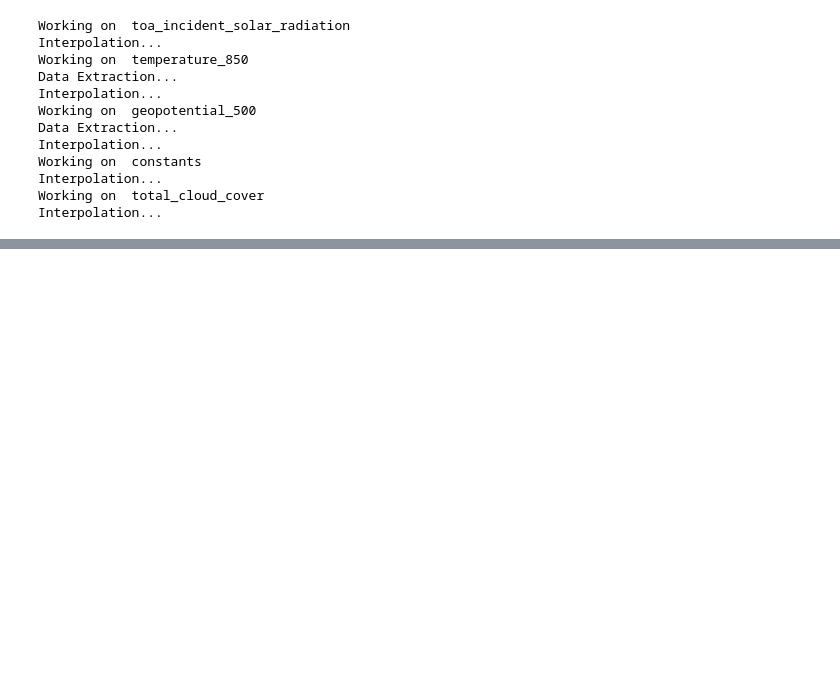
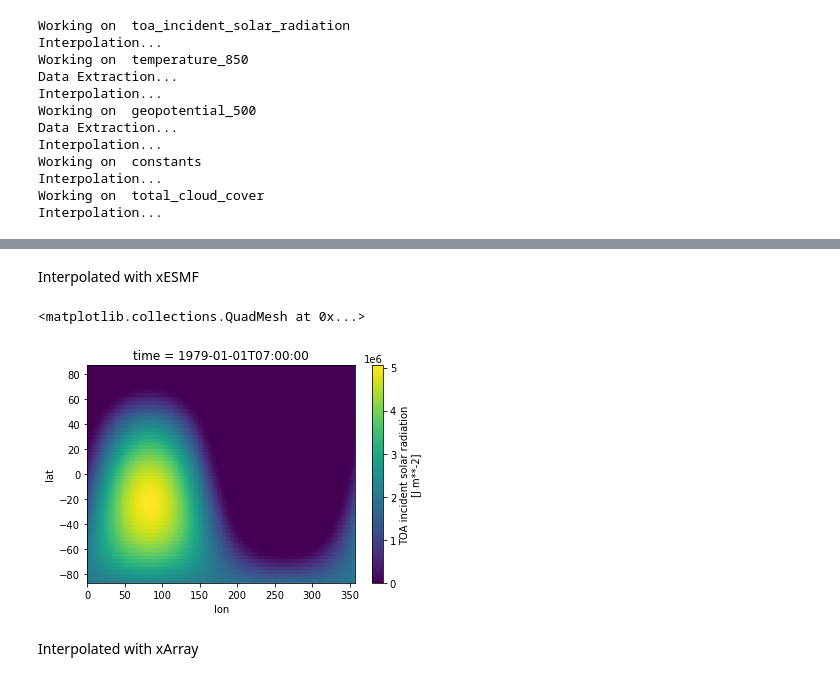
Before and after one commit to deepsphere/deepsphere-weather, a Jupyter notebook: notebooks/healpix_resampling.ipynb, the cells around one changed output, grey strips where cells are left out. Cells and saved outputs as stored; diff of their text form; code cells hidden in the pictures; blank space fills up the shorter version.

```diff
--- a/notebooks/healpix_resampling.ipynb
+++ b/notebooks/healpix_resampling.ipynb
@@ -94,0 +113,17 @@ Interpolation...
+# %%
+# input grid
+grid_in = xr.Dataset(
+        {'lat': (['lat'], ds_aux.lat),'lon': (['lon'], ds_aux.lon)}
+    )
+
+# output grid
+grid_out = xr.Dataset(
+        {'lat': ('lat', lat_idx),'lon': ('lon', lon_idx)}
+    )
+# %%
+method = 'bilinear'
+reuse_weights = True
+
+regridder = xe.Regridder(
+        grid_in, grid_out, method, reuse_weights=reuse_weights,
+    )
@@ -94,0 +143,11 @@ Interpolation...
+# %%
+ds_in = ds_aux
+# %%
+ds_list = []
+chunk_size = 500
+n_chunks = len(ds_in.time) // chunk_size + 1
+for i in range(n_chunks):
+    ds_small = ds_in.isel(time=slice(i*chunk_size, (i+1)*chunk_size))
+    ds_list.append(regridder(ds_small).astype('float32'))
+ds_out = xr.concat(ds_list, dim='time')
+#ds_out = ds_out.interpolate_na(dim='node').assign_coords(node=np.arange(n_pixels))
@@ -94,0 +235,9 @@ Interpolation...
+# %% [markdown]
+Interpolated with xESMF
+# %%
+ds_out.tisr.isel(time=0).sortby(['lon','lat']).plot()
+# %% [output]
+<matplotlib.collections.QuadMesh at 0x...>
+[figure, added]
+# %% [markdown]
+Interpolated with xArray
```
Also changed, not shown: parts of 18 cells of this notebook.
